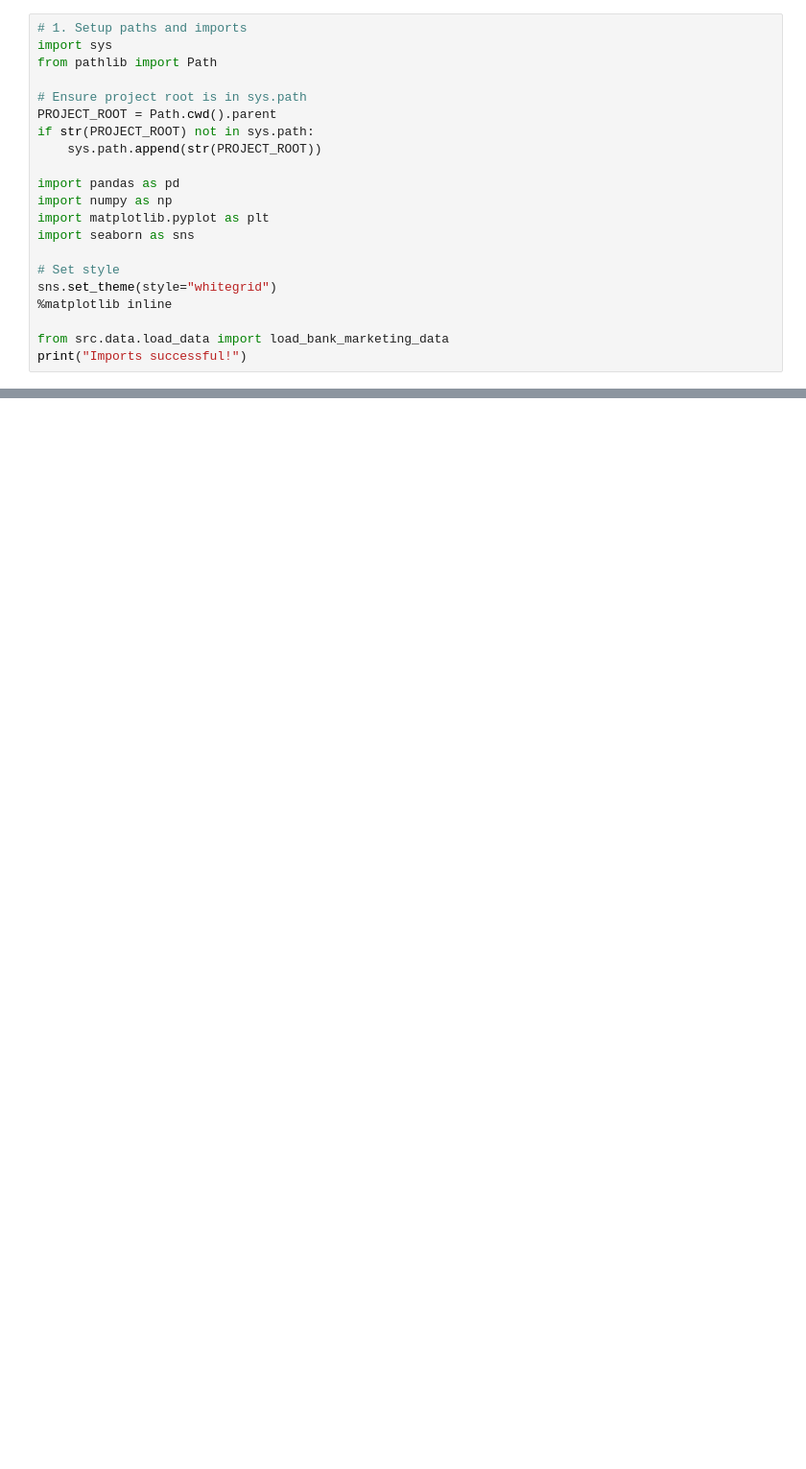
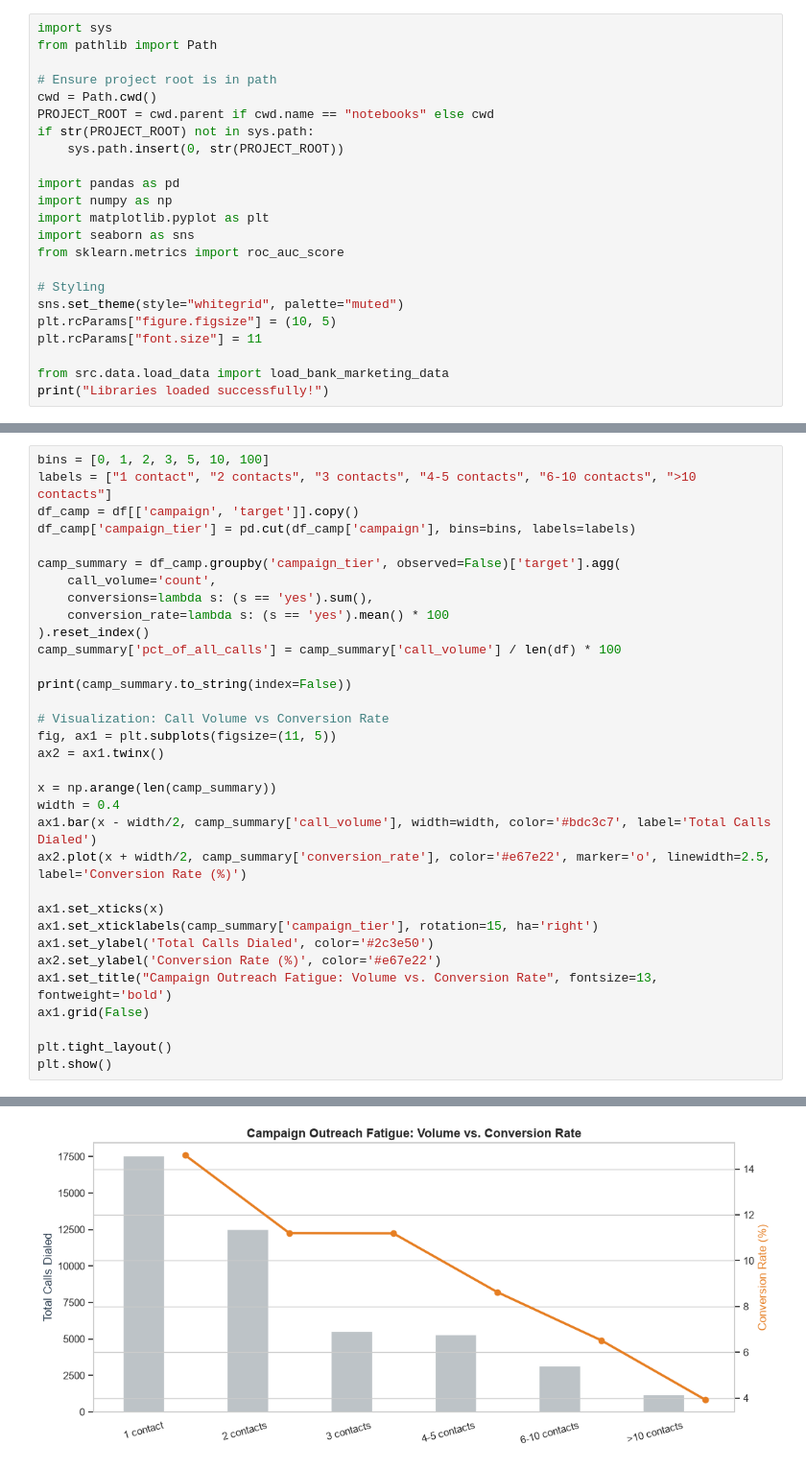
Before and after one commit to Deaversbp/uci_banking_ML_project, a Jupyter notebook: notebooks/01_data_exploration.ipynb, the cells around one changed output, grey strips where cells are left out. Shown at 96% size. Cells and saved outputs as stored; diff of their text form; blank space fills up the shorter version.

```diff
--- a/notebooks/01_data_exploration.ipynb
+++ b/notebooks/01_data_exploration.ipynb
@@ -13,21 +19,23 @@ The goal of this project is to predict whether a bank client will subscribe to a
 # %%
-# 1. Setup paths and imports
 import sys
 from pathlib import Path
 
-# Ensure project root is in sys.path
-PROJECT_ROOT = Path.cwd().parent
+# Ensure project root is in path
+cwd = Path.cwd()
+PROJECT_ROOT = cwd.parent if cwd.name == "notebooks" else cwd
 if str(PROJECT_ROOT) not in sys.path:
-    sys.path.append(str(PROJECT_ROOT))
+    sys.path.insert(0, str(PROJECT_ROOT))
 
 import pandas as pd
 import numpy as np
 import matplotlib.pyplot as plt
 import seaborn as sns
+from sklearn.metrics import roc_auc_score
 
-# Set style
-sns.set_theme(style="whitegrid")
-%matplotlib inline
+# Styling
+sns.set_theme(style="whitegrid", palette="muted")
+plt.rcParams["figure.figsize"] = (10, 5)
+plt.rcParams["font.size"] = 11
 
 from src.data.load_data import load_bank_marketing_data
-print("Imports successful!")
+print("Libraries loaded successfully!")
@@ -93,0 +178,34 @@ python -m src.models.train
+# %%
+bins = [0, 1, 2, 3, 5, 10, 100]
+labels = ["1 contact", "2 contacts", "3 contacts", "4-5 contacts", "6-10 contacts", ">10 contacts"]
+df_camp = df[['campaign', 'target']].copy()
+df_camp['campaign_tier'] = pd.cut(df_camp['campaign'], bins=bins, labels=labels)
+
+camp_summary = df_camp.groupby('campaign_tier', observed=False)['target'].agg(
+    call_volume='count',
+    conversions=lambda s: (s == 'yes').sum(),
+    conversion_rate=lambda s: (s == 'yes').mean() * 100
+).reset_index()
+camp_summary['pct_of_all_calls'] = camp_summary['call_volume'] / len(df) * 100
+
+print(camp_summary.to_string(index=False))
+
+# Visualization: Call Volume vs Conversion Rate
+fig, ax1 = plt.subplots(figsize=(11, 5))
+ax2 = ax1.twinx()
+
+x = np.arange(len(camp_summary))
+width = 0.4
+ax1.bar(x - width/2, camp_summary['call_volume'], width=width, color='#bdc3c7', label='Total Calls Dialed')
+ax2.plot(x + width/2, camp_summary['conversion_rate'], color='#e67e22', marker='o', linewidth=2.5, label='Conversion Rate (%)')
+
+ax1.set_xticks(x)
+ax1.set_xticklabels(camp_summary['campaign_tier'], rotation=15, ha='right')
+ax1.set_ylabel('Total Calls Dialed', color='#2c3e50')
+ax2.set_ylabel('Conversion Rate (%)', color='#e67e22')
+ax1.set_title("Campaign Outreach Fatigue: Volume vs. Conversion Rate", fontsize=13, fontweight='bold')
+ax1.grid(False)
+
+plt.tight_layout()
+plt.show()
+# %% [output]
@@ -93,0 +219 @@ python -m src.models.train
+[figure, added]
```
Also changed, not shown: parts of 23 cells of this notebook, 8 other files.
